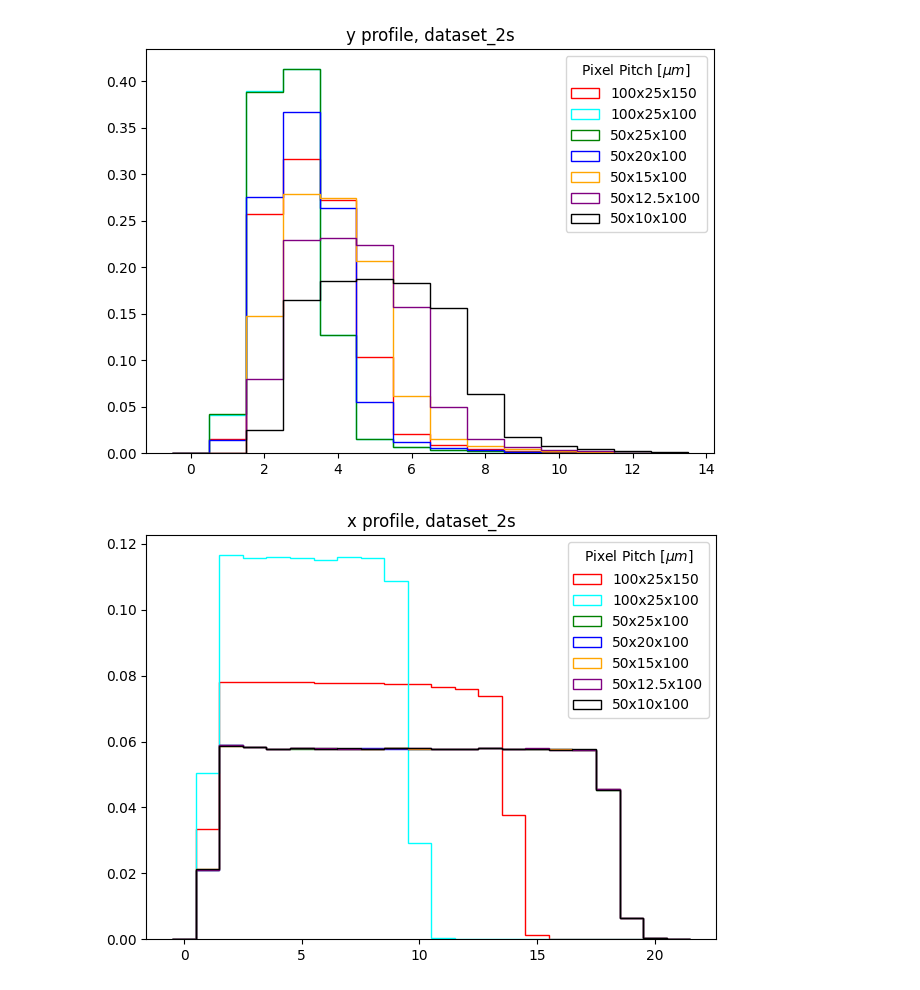
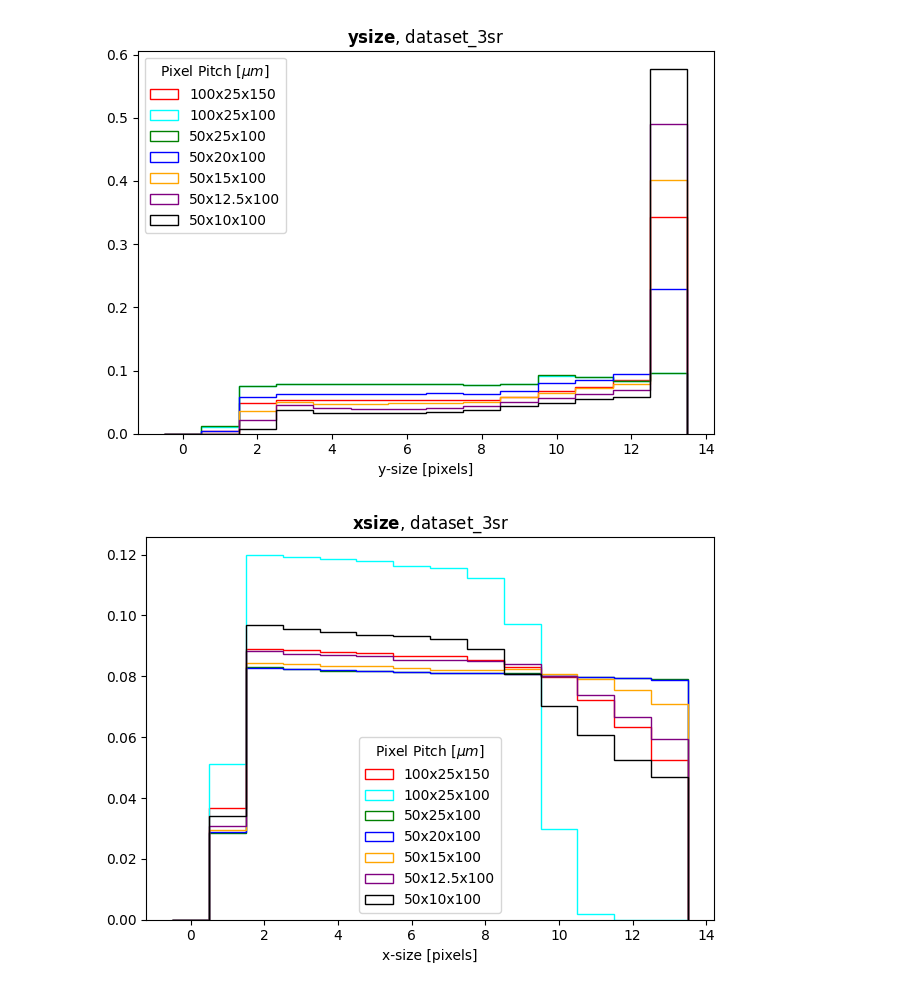
Before and after one commit to smart-pix/smart-pixels-ml, a Jupyter notebook: recon_plots.ipynb, the cells around one changed output. Drawn from its saved outputs; the diff is of its cells as text; code cells hidden in the pictures.

Commit message:
cleaned up code, plots for dataset_3sr

```diff
--- a/recon_plots.ipynb
+++ b/recon_plots.ipynb
@@ -23,8 +21,8 @@ def parquet_files_to_df(dir_path):
 # %%
-df_1 = parquet_files_to_df('/data/dajiang/smartPixels/dataset_2s/dataset_2s_100x25x150_parquets/unflipped/recon2D/')
-df_2 = parquet_files_to_df('/data/dajiang/smartPixels/dataset_2s/dataset_2s_100x25_parquets/unflipped/recon2D/')
-df_3 = parquet_files_to_df('/data/dajiang/smartPixels/dataset_2s/dataset_2s_50x25_parquets/unflipped/recon2D/')
-df_4 = parquet_files_to_df('/data/dajiang/smartPixels/dataset_2s/dataset_2s_50x20_parquets/unflipped/recon2D/')
-df_5 = parquet_files_to_df('/data/dajiang/smartPixels/dataset_2s/dataset_2s_50x15_parquets/unflipped/recon2D/')
-df_6 = parquet_files_to_df('/data/dajiang/smartPixels/dataset_2s/dataset_2s_50x12P5_parquets/unflipped/recon2D/')
-df_7 = parquet_files_to_df('/data/dajiang/smartPixels/dataset_2s/dataset_2s_50x10_parquets/unflipped/recon2D/')
+pixel_array_1, x_sizes_1, y_sizes_1 = to_pixel_array('/data/dajiang/smartPixels/dataset_3s/dataset_3sr_100x25x150_parquets/unflipped/recon2D/')
+pixel_array_2, x_sizes_2, y_sizes_2 = to_pixel_array('/data/dajiang/smartPixels/dataset_3s/dataset_3sr_100x25_parquets/unflipped/recon2D/')
+pixel_array_3, x_sizes_3, y_sizes_3 = to_pixel_array('/data/dajiang/smartPixels/dataset_3s/dataset_3sr_50x25_parquets/unflipped/recon2D/')
+pixel_array_4, x_sizes_4, y_sizes_4 = to_pixel_array('/data/dajiang/smartPixels/dataset_3s/dataset_3sr_50x20_parquets/unflipped/recon2D/')
+pixel_array_5, x_sizes_5, y_sizes_5 = to_pixel_array('/data/dajiang/smartPixels/dataset_3s/dataset_3sr_50x15_parquets/unflipped/recon2D/')
+pixel_array_6, x_sizes_6, y_sizes_6 = to_pixel_array('/data/dajiang/smartPixels/dataset_3s/dataset_3sr_50x12P5_parquets/unflipped/recon2D/')
+pixel_array_7, x_sizes_7, y_sizes_7 = to_pixel_array('/data/dajiang/smartPixels/dataset_3s/dataset_3sr_50x10_parquets/unflipped/recon2D/')
@@ -53,44 +29,29 @@ pixel_arrays_7 = arr_7.reshape(-1,13,21)
-# %%
-x_sizes_1 = np.count_nonzero(np.any(pixel_arrays_1 >= 1, axis=1), axis=1)
-x_sizes_2 = np.count_nonzero(np.any(pixel_arrays_2 >= 1, axis=1), axis=1)
-x_sizes_3 = np.count_nonzero(np.any(pixel_arrays_3 >= 1, axis=1), axis=1)
-x_sizes_4 = np.count_nonzero(np.any(pixel_arrays_4 >= 1, axis=1), axis=1)
-x_sizes_5 = np.count_nonzero(np.any(pixel_arrays_5 >= 1, axis=1), axis=1)
-x_sizes_6 = np.count_nonzero(np.any(pixel_arrays_6 >= 1, axis=1), axis=1)
-x_sizes_7 = np.count_nonzero(np.any(pixel_arrays_7 >= 1, axis=1), axis=1)
-
-y_sizes_1 = np.count_nonzero(np.any(pixel_arrays_1 >= 1, axis=2), axis=1)
-y_sizes_2 = np.count_nonzero(np.any(pixel_arrays_2 >= 1, axis=2), axis=1)
-y_sizes_3 = np.count_nonzero(np.any(pixel_arrays_3 >= 1, axis=2), axis=1)
-y_sizes_4 = np.count_nonzero(np.any(pixel_arrays_4 >= 1, axis=2), axis=1)
-y_sizes_5 = np.count_nonzero(np.any(pixel_arrays_5 >= 1, axis=2), axis=1)
-y_sizes_6 = np.count_nonzero(np.any(pixel_arrays_6 >= 1, axis=2), axis=1)
-y_sizes_7 = np.count_nonzero(np.any(pixel_arrays_7 >= 1, axis=2), axis=1)
 # %%
-# y profile
+# y size
 fig, ax = plt.subplots()
 bins=np.linspace(-0.5,13.5,15)
 
 ax.hist(y_sizes_1, bins=bins, histtype='step', label='100x25x150', color='red', density=True)
 ax.hist(y_sizes_2, bins=bins, histtype='step', label='100x25x100', color='cyan', density=True)
 ax.hist(y_sizes_3, bins=bins, histtype='step', label='50x25x100', color='green', density=True)
 ax.hist(y_sizes_4, bins=bins, histtype='step', label='50x20x100', color='blue', density=True)
 ax.hist(y_sizes_5, bins=bins, histtype='step', label='50x15x100', color='orange', density=True)
 ax.hist(y_sizes_6, bins=bins, histtype='step', label='50x12.5x100', color='purple', density=True)
 ax.hist(y_sizes_7, bins=bins, histtype='step', label='50x10x100', color='black', density=True)
 
 ax.legend(title='Pixel Pitch [$\mu m$]')
-ax.set_title('y profile, dataset_2s')
+ax.set_title(r'$\mathbf{y size}$, dataset_3sr')
+ax.set_xlabel('y-size [pixels]')
 
 fig.tight_layout()
-fig.savefig('/home/dajiang/smart-pixels-ml/plots/dataset_2s_plots/y_profile_all.png', dpi=300)
+fig.savefig('/home/dajiang/smart-pixels-ml/plots/dataset_3sr_plots/validation/y_size_all.png', dpi=300)
 fig.show()
 # %% [output]
-[figure, old version]
+[figure, new version]
 # %%
-# y profile
+# x profile
 fig, ax = plt.subplots()
-bins=np.linspace(-0.5,21.5,23)
+bins=np.linspace(-0.5,13.5,15)
 
 ax.hist(x_sizes_1, bins=bins, histtype='step', label='100x25x150', color='red', density=True)
 ax.hist(x_sizes_2, bins=bins, histtype='step', label='100x25x100', color='cyan', density=True)
@@ -101,10 +62,11 @@ ax.hist(x_sizes_6, bins=bins, histtype='step', label='50x12.5x100', color='purpl
 ax.hist(x_sizes_7, bins=bins, histtype='step', label='50x10x100', color='black', density=True)
 
 ax.legend(title='Pixel Pitch [$\mu m$]')
-ax.set_title('x profile, dataset_2s')
+ax.set_title(r'$\mathbf{x size}$, dataset_3sr')
+ax.set_xlabel('x-size [pixels]')
 
 fig.tight_layout()
-fig.savefig('/home/dajiang/smart-pixels-ml/plots/dataset_2s_plots/x_profile_all.png', dpi=300)
+fig.savefig('/home/dajiang/smart-pixels-ml/plots/dataset_3sr_plots/validation/x_size_all.png', dpi=300)
 fig.show()
 # %% [output]
-[figure, old version]
+[figure, new version]
```
Also changed, not shown: parts of 6 cells of this notebook.
